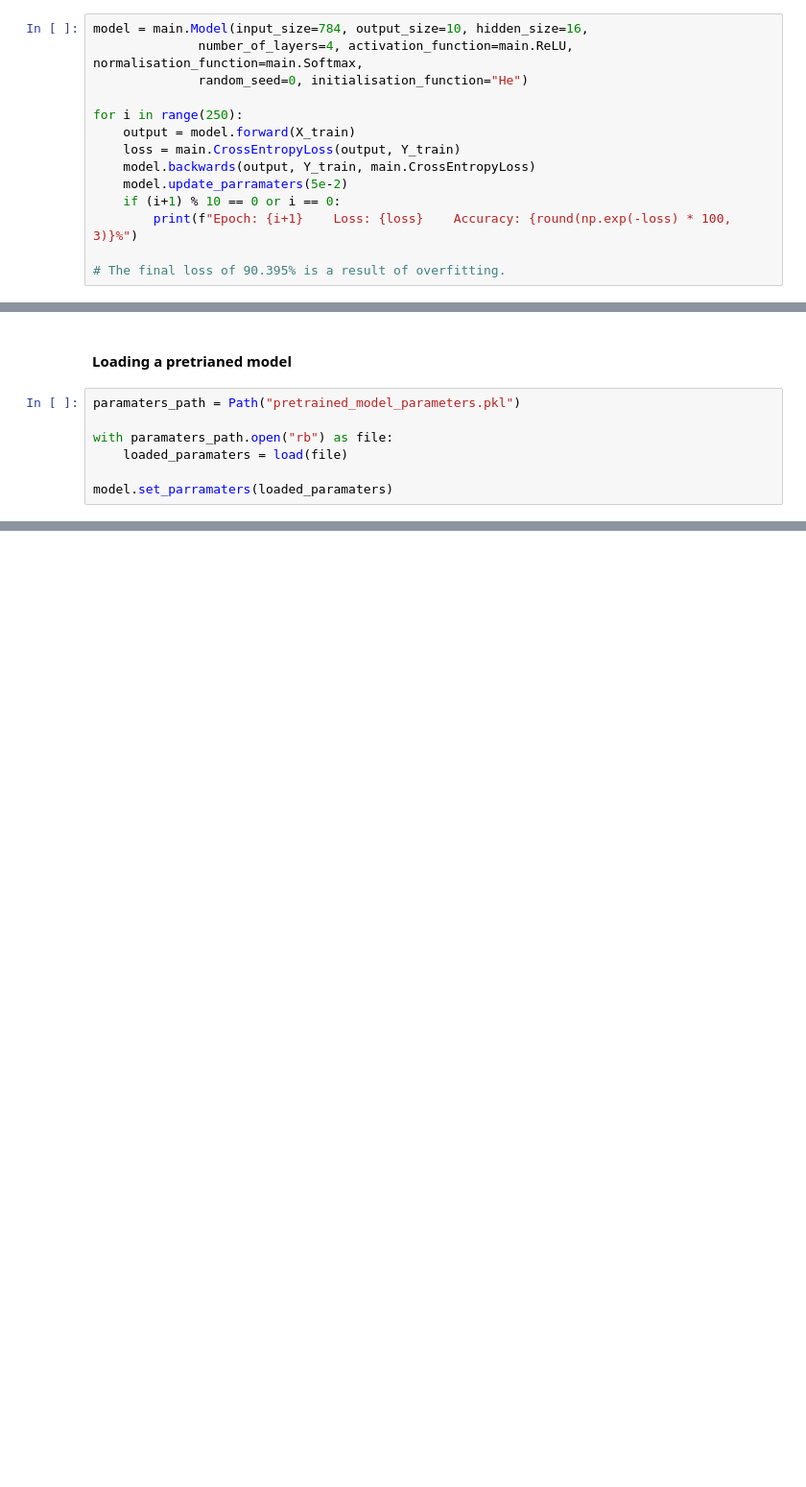
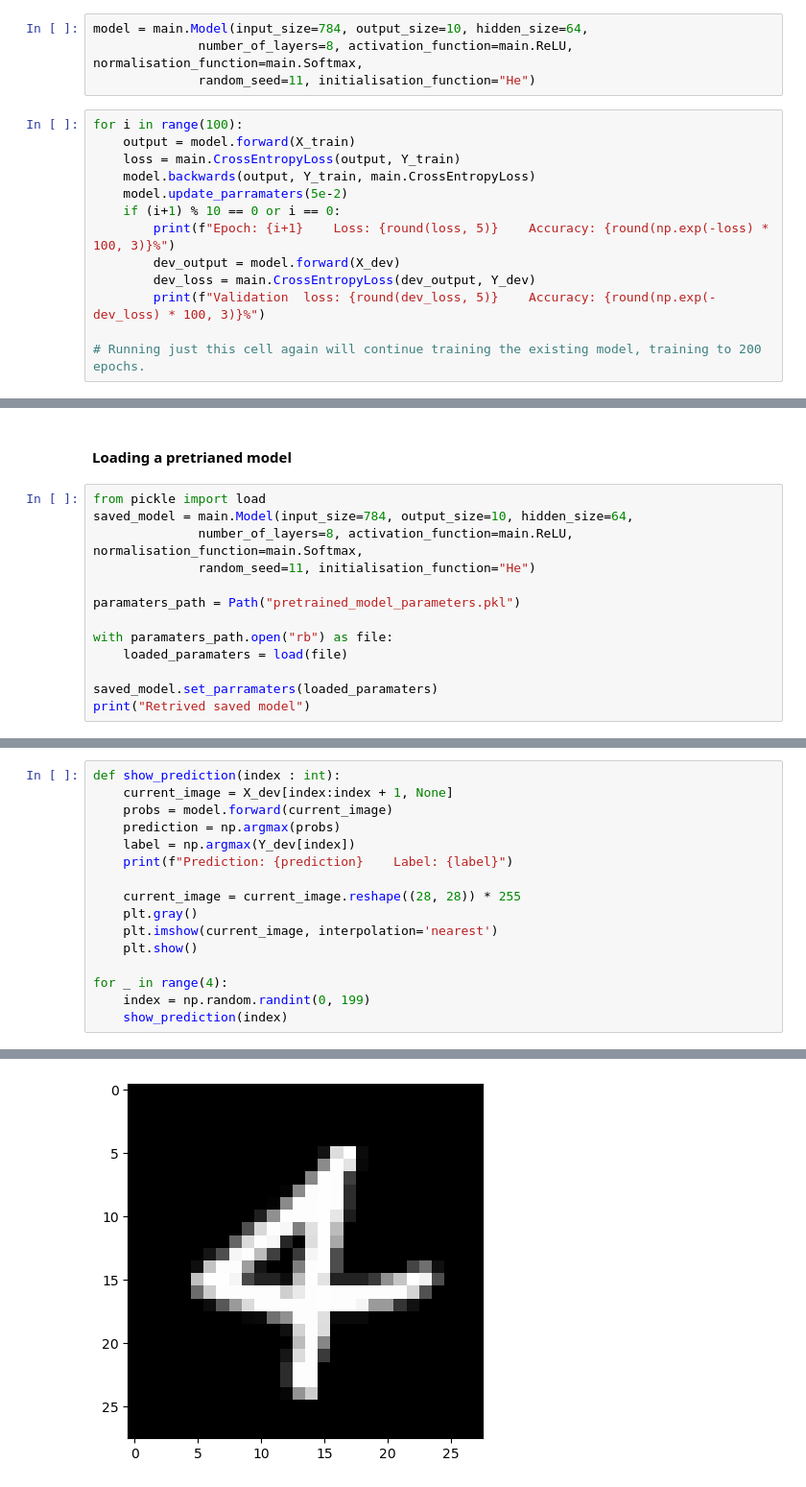
Before and after one commit to user4859/autograd, a Jupyter notebook: Demonstration.ipynb, the cells around one changed output, grey strips where cells are left out. Shown at 96% size. Cells and saved outputs as stored; diff of their text form; blank space fills up the shorter version.

```diff
--- a/Demonstration.ipynb
+++ b/Demonstration.ipynb
@@ -220,17 +222,20 @@ print(Y_train.shape)
 # %% [markdown]
 #### Creating and training a model
+# %%
+model = main.Model(input_size=784, output_size=10, hidden_size=64,
+              number_of_layers=8, activation_function=main.ReLU, normalisation_function=main.Softmax,
+              random_seed=11, initialisation_function="He")
 # %%
-model = main.Model(input_size=784, output_size=10, hidden_size=16,
-              number_of_layers=4, activation_function=main.ReLU, normalisation_function=main.Softmax,
-              random_seed=0, initialisation_function="He")
-
-for i in range(250):
+for i in range(100):
     output = model.forward(X_train)
     loss = main.CrossEntropyLoss(output, Y_train)
     model.backwards(output, Y_train, main.CrossEntropyLoss)
     model.update_parramaters(5e-2)
     if (i+1) % 10 == 0 or i == 0:
-        print(f"Epoch: {i+1}    Loss: {loss}    Accuracy: {round(np.exp(-loss) * 100, 3)}%")
+        print(f"Epoch: {i+1}    Loss: {round(loss, 5)}    Accuracy: {round(np.exp(-loss) * 100, 3)}%")
+        dev_output = model.forward(X_dev)
+        dev_loss = main.CrossEntropyLoss(dev_output, Y_dev)
+        print(f"Validation  loss: {round(dev_loss, 5)}    Accuracy: {round(np.exp(-dev_loss) * 100, 3)}%")
 
-# The final loss of 90.395% is a result of overfitting.
+# Running just this cell again will continue training the existing model, training to 200 epochs.
 # %% [output]
@@ -290,10 +285,16 @@ Model parramaters for Layer 3:
 # %% [markdown]
 #### Loading a pretrianed model
 # %%
+from pickle import load
+saved_model = main.Model(input_size=784, output_size=10, hidden_size=64,
+              number_of_layers=8, activation_function=main.ReLU, normalisation_function=main.Softmax,
+              random_seed=11, initialisation_function="He")
+
 paramaters_path = Path("pretrained_model_parameters.pkl")
 
 with paramaters_path.open("rb") as file:
     loaded_paramaters = load(file)
 
-model.set_parramaters(loaded_paramaters)
+saved_model.set_parramaters(loaded_paramaters)
+print("Retrived saved model")
 # %% [output]
@@ -300,0 +314,17 @@ model.set_parramaters(loaded_paramaters)
+# %%
+def show_prediction(index : int):
+    current_image = X_dev[index:index + 1, None]
+    probs = model.forward(current_image)
+    prediction = np.argmax(probs)
+    label = np.argmax(Y_dev[index])
+    print(f"Prediction: {prediction}    Label: {label}")
+
+    current_image = current_image.reshape((28, 28)) * 255
+    plt.gray()
+    plt.imshow(current_image, interpolation='nearest')
+    plt.show()
+
+for _ in range(4):
+    index = np.random.randint(0, 199)
+    show_prediction(index)
+# %% [output]
@@ -300,0 +332 @@ model.set_parramaters(loaded_paramaters)
+[figure, added]
```
Also changed, not shown: parts of 18 cells of this notebook, 1 other file.
